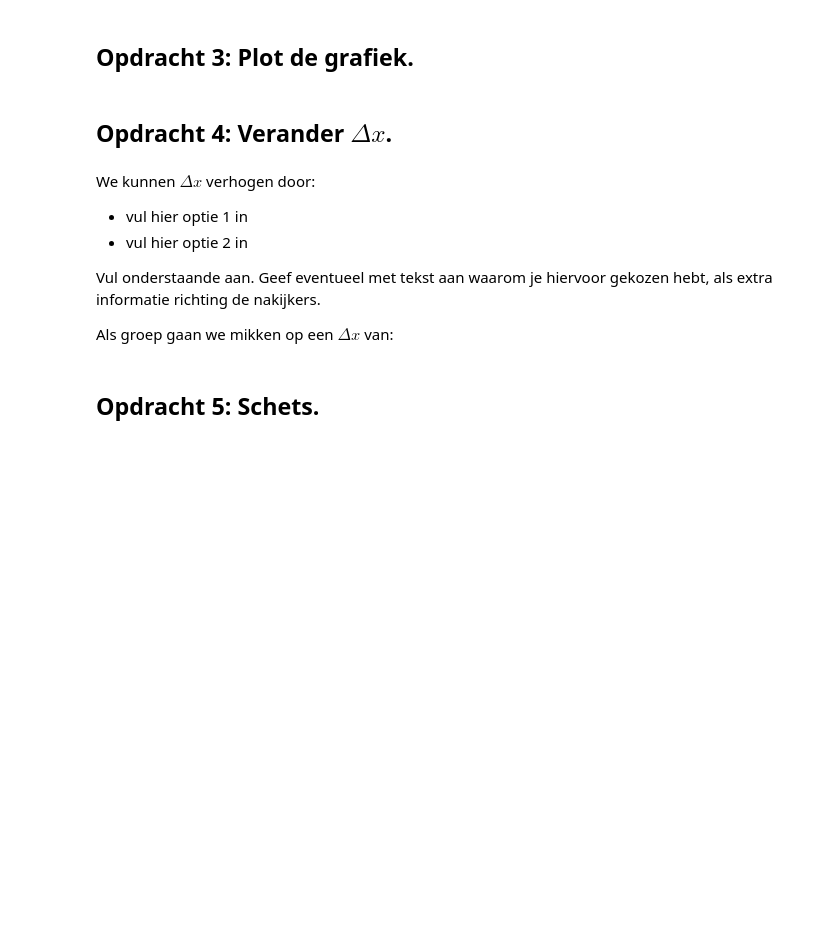
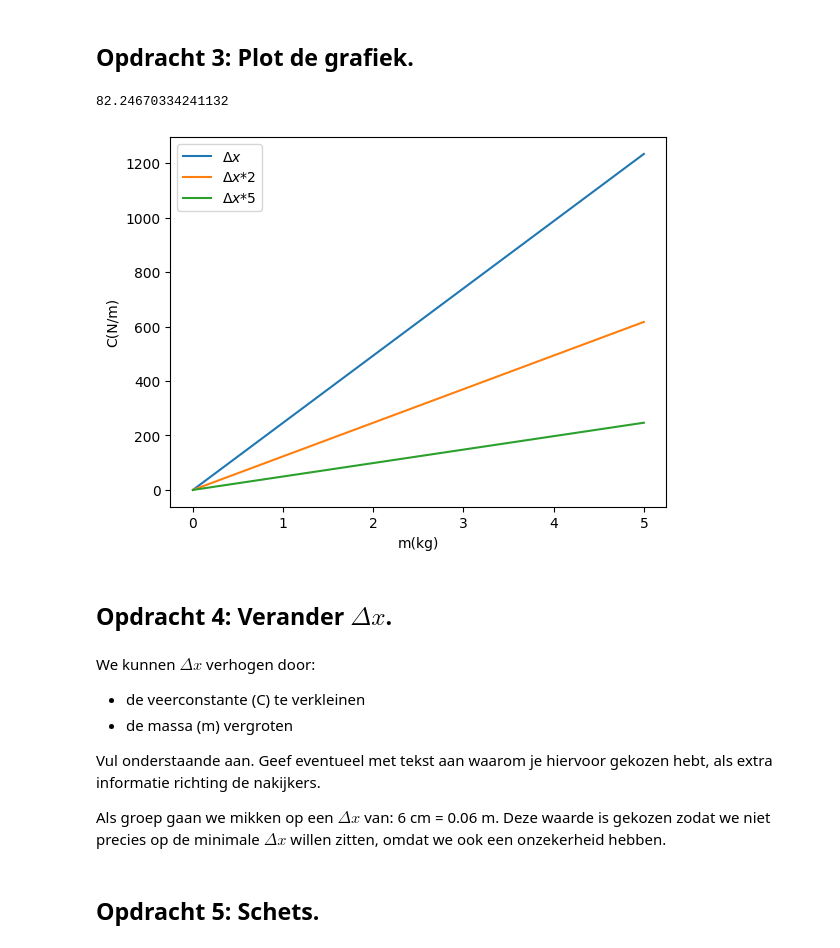
Before and after one commit to sralmulder-hash/opdrachten-DEF-D, a Jupyter notebook: FysiekeOntwerpopdrachten/5MaakEenOpstellingTrillingsvrij/Ontwerpopdracht5MaakEenOpstellingTrillingsvrijInvulTemplate.ipynb, the cells around one changed output. Drawn from its saved outputs; the diff is of its cells as text; code cells hidden in the pictures; blank space fills up the shorter version.

```diff
--- a/FysiekeOntwerpopdrachten/5MaakEenOpstellingTrillingsvrij/Ontwerpopdracht5MaakEenOpstellingTrillingsvrijInvulTemplate.ipynb
+++ b/FysiekeOntwerpopdrachten/5MaakEenOpstellingTrillingsvrij/Ontwerpopdracht5MaakEenOpstellingTrillingsvrijInvulTemplate.ipynb
@@ -53,19 +72,34 @@ Vul onderstaande tabel in:
 # %% [markdown]
 ## Opdracht 3: Plot de grafiek.
 # %%
-# Voeg hier je plot in. Lees goed de opdracht wat er in de grafiek moet staan!
-# Het is ook handig om je grafiek op te slaan, doe dat door met plt.savefig().
+m = np.linspace(0,5,100)
+def C(m,g,d_x):
+    return (m*g)/d_x
+
+plt.plot(m,C(m,g,d_x),label = "$\Delta x$")
+plt.plot(m,C(m,g,d_x*2),label = "$\Delta x$*2")
+plt.plot(m,C(m,g,d_x*5),label= "$\Delta x$*5")
+plt.xlabel("m(kg)")
+plt.ylabel("C(N/m)")
+plt.legend()
+plt.savefig("d_x_grafiek")
+plt.show
+
+print(C(0.5,g,d_x*1.5))
+# %% [output]
+82.24670334241132
+[figure, added]
 # %% [markdown]
 ## Opdracht 4: Verander $\Delta x$.
 # %% [markdown]
 We kunnen $\Delta x$ verhogen door:
 
-- vul hier optie 1 in
-- vul hier optie 2 in
+- de veerconstante (C) te verkleinen
+- de massa (m) vergroten
 
 Vul onderstaande aan. Geef eventueel met tekst aan waarom je hiervoor gekozen hebt, als extra informatie richting de nakijkers.
 
-Als groep gaan we mikken op een $\Delta x$ van:
+Als groep gaan we mikken op een $\Delta x$ van: 6 cm = 0.06 m. Deze waarde is gekozen zodat we niet precies op de minimale $\Delta x$ willen zitten, omdat we ook een onzekerheid hebben.
 # %% [markdown]
 ## Opdracht 5: Schets.
 # %% [markdown]
```
Also changed, not shown: parts of 6 cells of this notebook, 1 other file.
